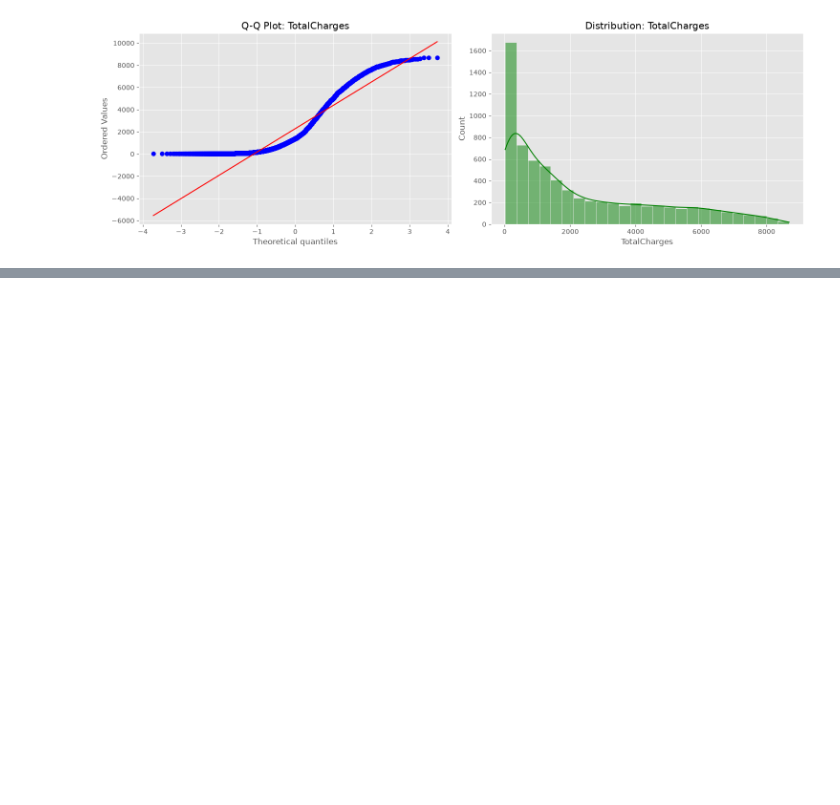
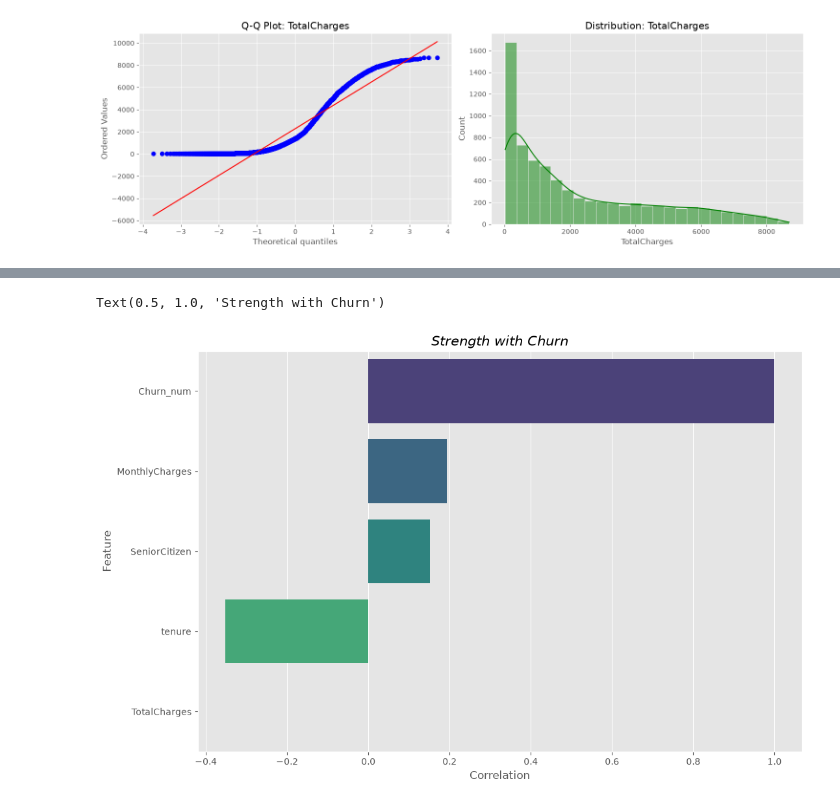
Before and after one commit to braabarkat2004-boop/ML_project, a Jupyter notebook: notebooks/EDA.ipynb, the cells around one changed output, grey strips where cells are left out. Saved outputs shown, nothing was run; the diff lists cells and outputs as text; code cells hidden in the pictures; blank space fills up the shorter version.

```diff
--- a/notebooks/EDA.ipynb
+++ b/notebooks/EDA.ipynb
@@ -267,0 +355,23 @@ Evidence against normality (reject H0)
+# %%
+from scipy.stats import pointbiserialr
+df["Churn_num"] = df["Churn"].map({"Yes": 1, "No": 0})
+results = []
+
+numerical_cols=df.select_dtypes(include=np.number)
+for col in numerical_cols:
+    corr, p_value = pointbiserialr(df[col], df["Churn_num"])
+
+    results.append({
+        "Feature": col,
+        "Correlation": corr,
+        "P-value": p_value
+    })
+
+results = pd.DataFrame(results)
+
+results = results.sort_values(
+    by="Correlation",
+    ascending=False
+)
+
+results
@@ -267,0 +385,7 @@ Evidence against normality (reject H0)
+# %%
+plt.figure(figsize=(12,8))
+sns.barplot(data=df,x=results["Correlation"],y=results["Feature"],palette="viridis")
+plt.title("Strength with Churn",fontsize=15,fontstyle="italic")
+# %% [output]
+Text(0.5, 1.0, 'Strength with Churn')
+[figure, added]
```
Also changed, not shown: parts of 6 cells of this notebook.
